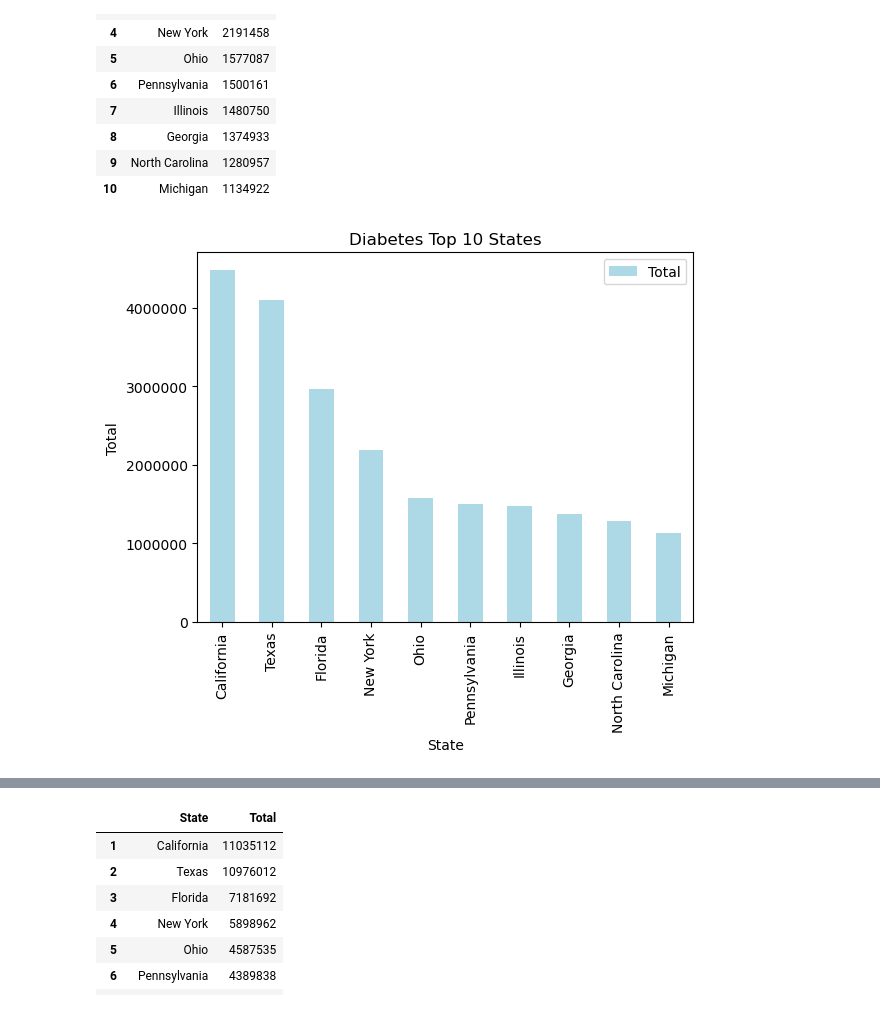
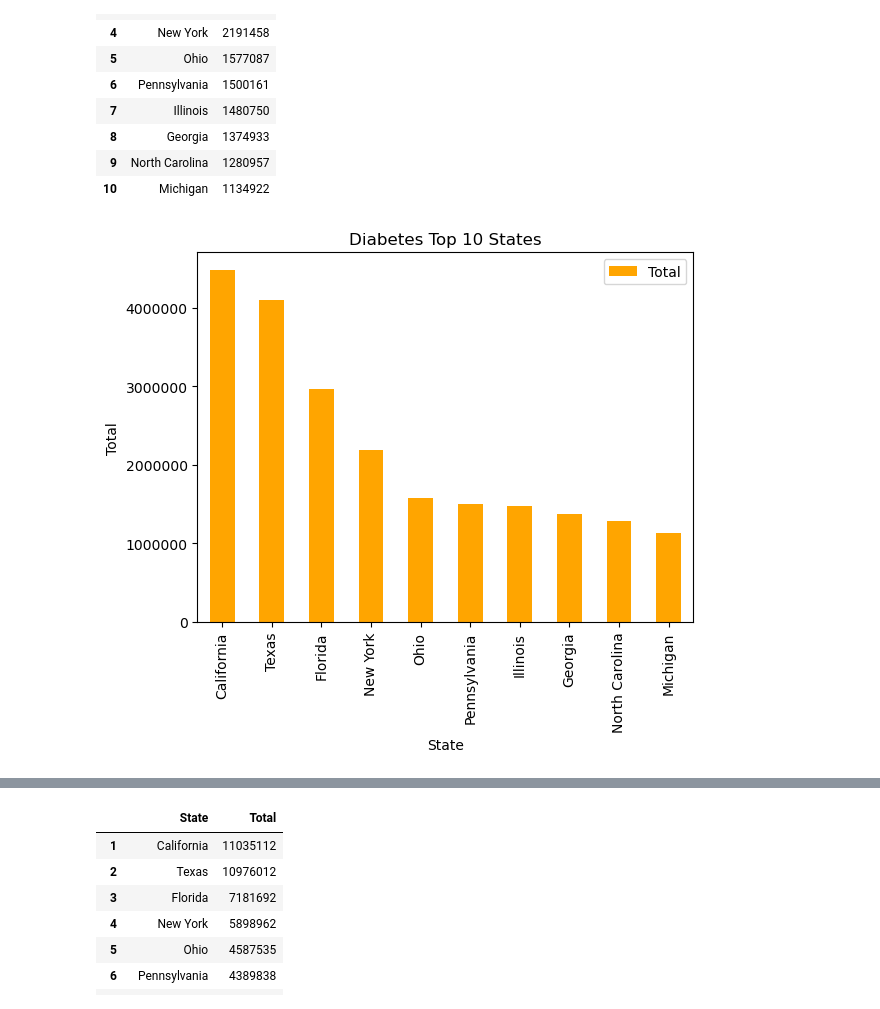
Before and after one commit to Lyduska/Better_Health, a Jupyter notebook: notebook/Better_health.ipynb, the cells around one changed output, grey strips where cells are left out. Saved outputs shown, nothing was run; the diff lists cells and outputs as text; code cells hidden in the pictures.

```diff
--- a/notebook/Better_health.ipynb
+++ b/notebook/Better_health.ipynb
@@ -54,3 +48,6 @@ better_health
 | 240884 | Self-care disability among adults | 2.9 | % | 3.2 | Self-care Disability | Wisconsin | ... |
 | 240885 | Binge drinking among adults | 13.5 | % | 16.4 | Binge Drinking | Wyoming | ... |
 120443 rows × 22 columns
+# %%
+better_health.totalpopulation = better_health.totalpopulation.astype(int)
+better_health.totalpopulation
@@ -361,10 +421,10 @@ Diabetes.head(10)
 | 9 | North Carolina | 1280957 |
 | 10 | Michigan | 1134922 |
 # %%
-Diabetes.plot.bar(x= 'State', y='Total', color=['lightblue'])
+Diabetes.plot.bar(x= 'State', y='Total', color=['orange'])
 plt.title('Diabetes Top 10 States')
 plt.ylabel ('Total')
 plt.ticklabel_format(style='plain', axis='y')
 # %% [output]
-[figure, old version]
+[figure, new version]
 # %%
```
Also changed, not shown: parts of 85 cells of this notebook.
